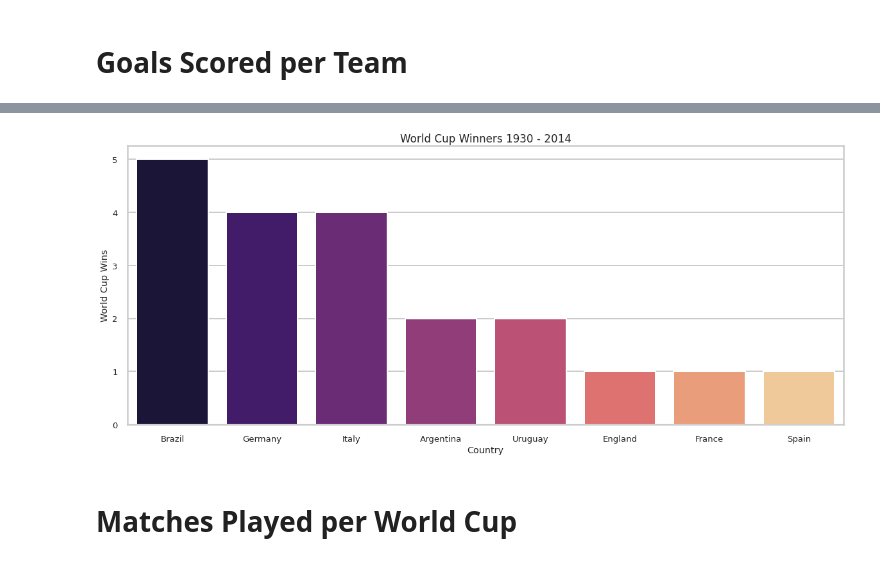
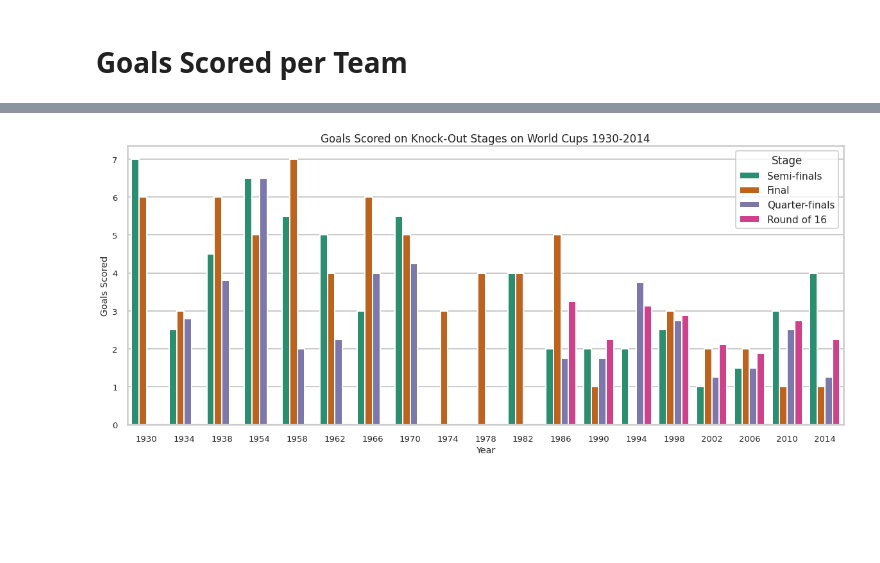
Before and after one commit to princeKike27/Fifa-World-Cup, a Jupyter notebook: FIFA_World_Cup.ipynb, the cells around one changed output, grey strips where cells are left out. Cells and saved outputs as stored; diff of their text form; code cells hidden in the pictures; blank space fills up the shorter version.

```diff
--- a/FIFA_World_Cup.ipynb
+++ b/FIFA_World_Cup.ipynb
@@ -268,0 +344,10 @@ cup_winners
+# %%
+# store info of knockout stages
+knockout_stages = df_matches[
+                             (df_matches['Stage'] == 'Round of 16') |
+                             (df_matches['Stage'] == 'Quarter-finals') |
+                             (df_matches['Stage'] == 'Semi-finals') |
+                             (df_matches['Stage'] == 'Final')].reset_index()
+
+knockout_stages['Year'] = knockout_stages['Year'].astype(int)
+knockout_stages.head()
@@ -269,20 +361,15 @@ cup_winners
 # %%
-# most World Cup Winners graph
+# total goals scored on knockout stages
 plt.figure(figsize=(20,8))
 ax = plt.subplot()
 
 # set style
 sns.set_context('poster', font_scale=0.7)
-sns.set_style('whitegrid')
 
-sns.barplot(data=cup_winners, x='Winner', y='Winner Counter', ci=None, palette='magma',
-            order=cup_winners.sort_values('Winner Counter', ascending=False).Winner)
+sns.barplot(data=knockout_stages, x='Year', y='Total Goals', hue='Stage', palette='Dark2', ci=None)
 
-plt.ylabel('World Cup Wins')
-plt.xlabel('Country')
-plt.title('World Cup Winners 1930 - 2014')
+plt.ylabel('Goals Scored')
+plt.title('Goals Scored on Knock-Out Stages on World Cups 1930-2014')
 plt.show()
 # %% [output]
-[figure, old version]
+[figure, new version]
-# %% [markdown]
-# Matches Played per World Cup
```
Also changed, not shown: parts of 26 cells of this notebook.
